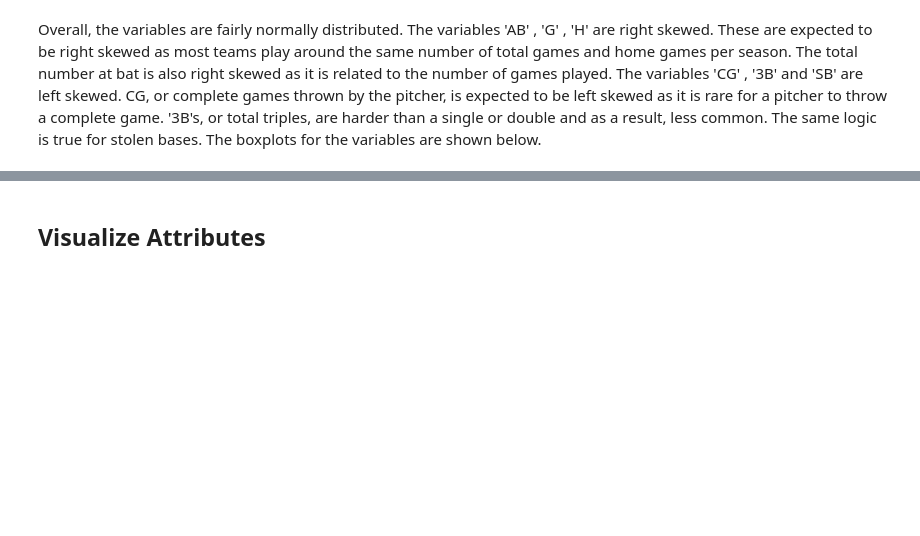
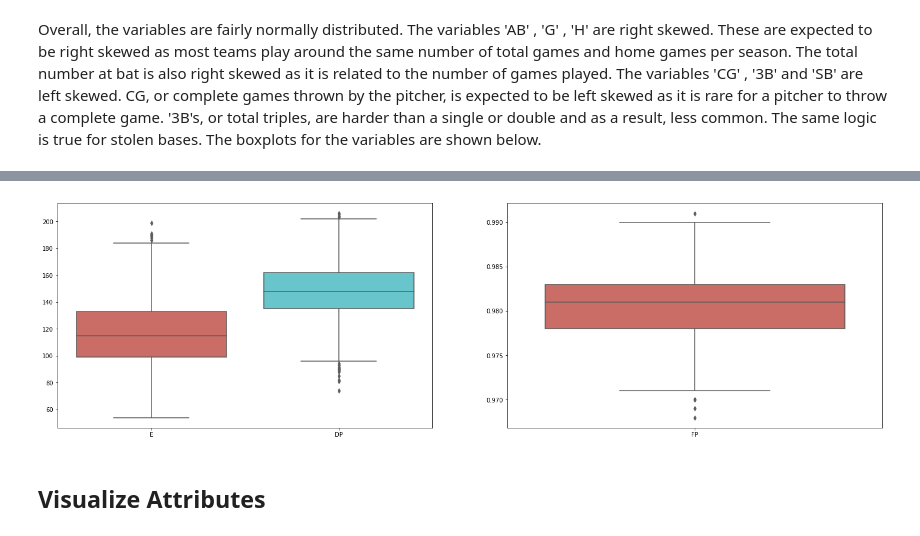
Before and after one commit to georgesturrock/7331_Lab1, a Jupyter notebook: Team2_Lab1.ipynb, the cells around one changed output, grey strips where cells are left out. Saved outputs shown, nothing was run; the diff lists cells and outputs as text; code cells hidden in the pictures; blank space fills up the shorter version.

```diff
--- a/Team2_Lab1.ipynb
+++ b/Team2_Lab1.ipynb
@@ -512,8 +518,10 @@ fig.show()
 # %%
-fig, ax =plt.subplots(1,2, figsize=(25,4))
-sns.boxplot(data=fieldingdf[['E', 'DP']], palette = 'Paired')
-sns.boxplot(data=fieldingdf[['FP']], palette = 'Paired')
-fig.show()
+fig, ax =plt.subplots(1,2, figsize=(25,7))
+sns.boxplot(data=fieldingdf[['E', 'DP']], palette = 'hls', ax=ax[0])
+sns.boxplot(data=fieldingdf[['FP']], palette = 'hls', ax=ax[1])
+plt.show()
+# %% [output]
+[figure, added]
 # %% [markdown]
 ## Visualize Attributes
 # %% [markdown]
```
Also changed, not shown: parts of 2 cells of this notebook.
